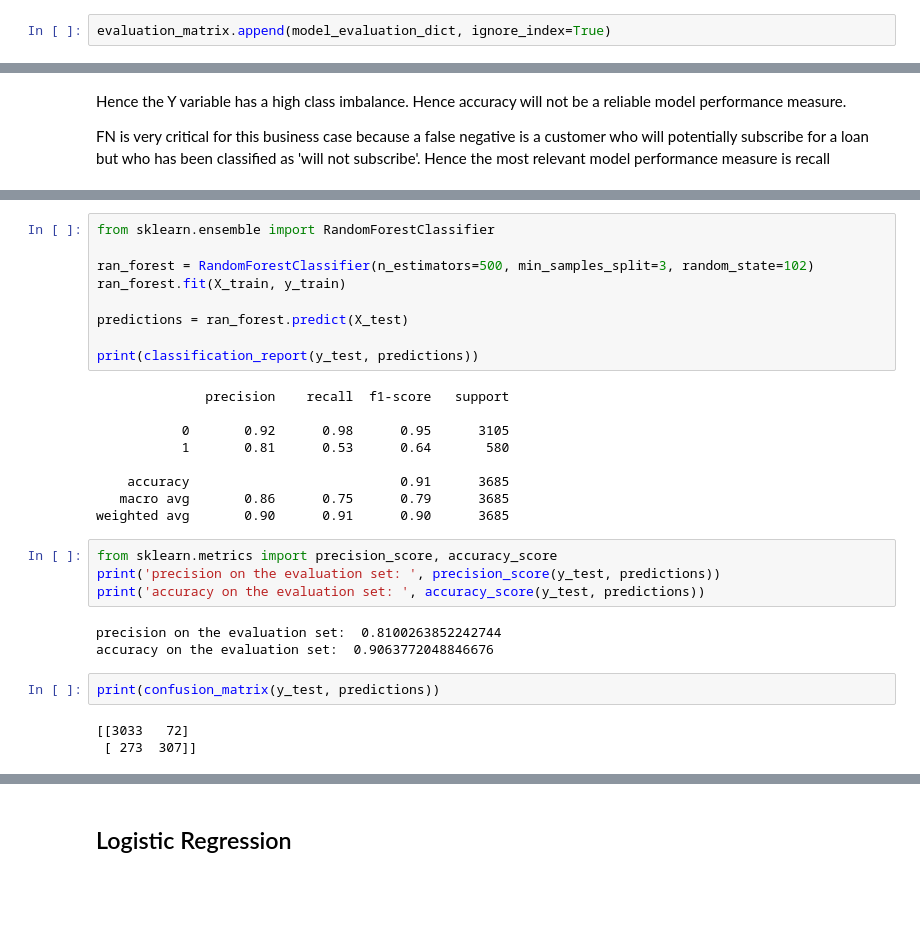
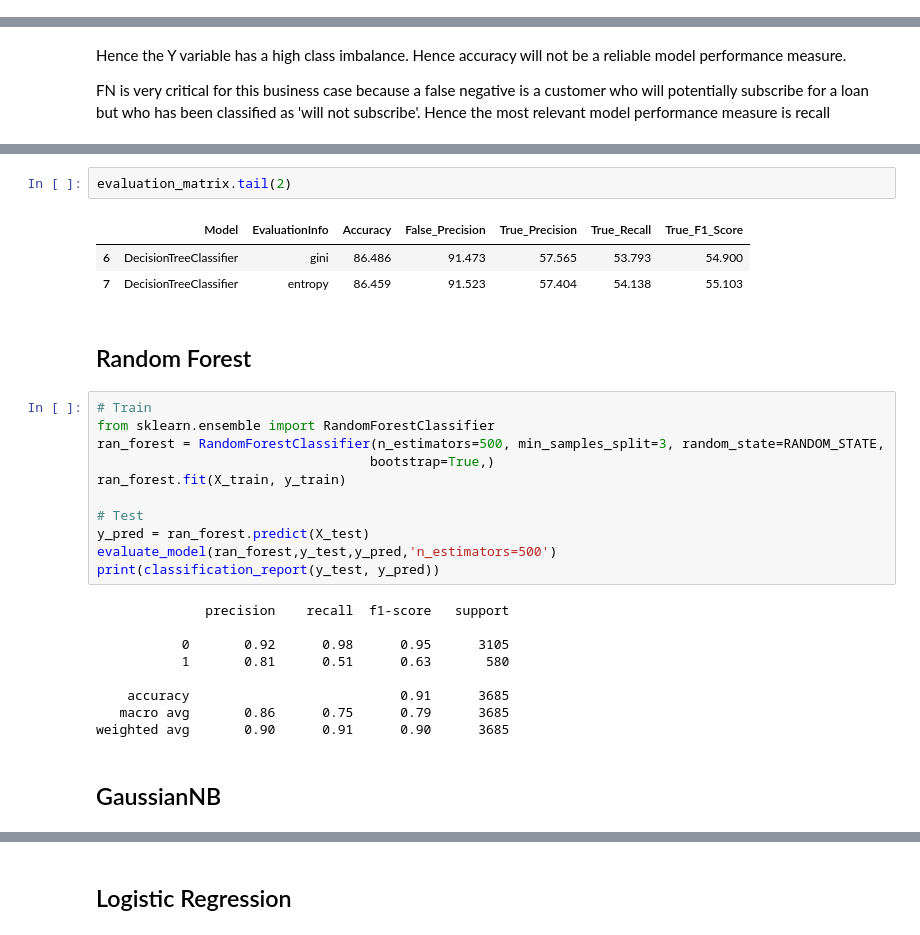
Before and after one commit to NightingaleV/4iz566-python-group-project, a Jupyter notebook: classification-model.ipynb, the cells around one changed output, grey strips where cells are left out. Saved outputs shown, nothing was run; the diff lists cells and outputs as text; blank space fills up the shorter version.

```diff
--- a/classification-model.ipynb
+++ b/classification-model.ipynb
@@ -256,2 +300,0 @@ model_evaluation_dict = {'Model':dummy_clf_01.__class__.__name__,
-# %%
-evaluation_matrix.append(model_evaluation_dict, ignore_index=True)
@@ -344,31 +401,31 @@ weighted avg       0.86      0.86      0.86      3685
+# %%
+evaluation_matrix.tail(2)
+# %% [output]
+|  | Model | EvaluationInfo | Accuracy | False_Precision | True_Precision | True_Recall | True_F1_Score |
+| 6 | DecisionTreeClassifier | gini | 86.486 | 91.473 | 57.565 | 53.793 | 54.900 |
+| 7 | DecisionTreeClassifier | entropy | 86.459 | 91.523 | 57.404 | 54.138 | 55.103 |
+# %% [markdown]
+## Random Forest
 # %%
+# Train
 from sklearn.ensemble import RandomForestClassifier
-
-ran_forest = RandomForestClassifier(n_estimators=500, min_samples_split=3, random_state=102)
+ran_forest = RandomForestClassifier(n_estimators=500, min_samples_split=3, random_state=RANDOM_STATE,
+                                   bootstrap=True,)
 ran_forest.fit(X_train, y_train)
 
-predictions = ran_forest.predict(X_test)
-
-print(classification_report(y_test, predictions))
+# Test
+y_pred = ran_forest.predict(X_test)
+evaluate_model(ran_forest,y_test,y_pred,'n_estimators=500')
+print(classification_report(y_test, y_pred))
 # %% [output]
               precision    recall  f1-score   support
 
            0       0.92      0.98      0.95      3105
-           1       0.81      0.53      0.64       580
+           1       0.81      0.51      0.63       580
 
     accuracy                           0.91      3685
    macro avg       0.86      0.75      0.79      3685
 weighted avg       0.90      0.91      0.90      3685
-# %%
-from sklearn.metrics import precision_score, accuracy_score
-print('precision on the evaluation set: ', precision_score(y_test, predictions))
-print('accuracy on the evaluation set: ', accuracy_score(y_test, predictions))
-# %% [output]
-precision on the evaluation set:  0.8100263852242744
-accuracy on the evaluation set:  0.9063772048846676
-# %%
-print(confusion_matrix(y_test, predictions))
-# %% [output]
-[[3033   72]
- [ 273  307]]
+# %% [markdown]
+## GaussianNB
 # %%
```
Also changed, not shown: parts of 59 cells of this notebook.
